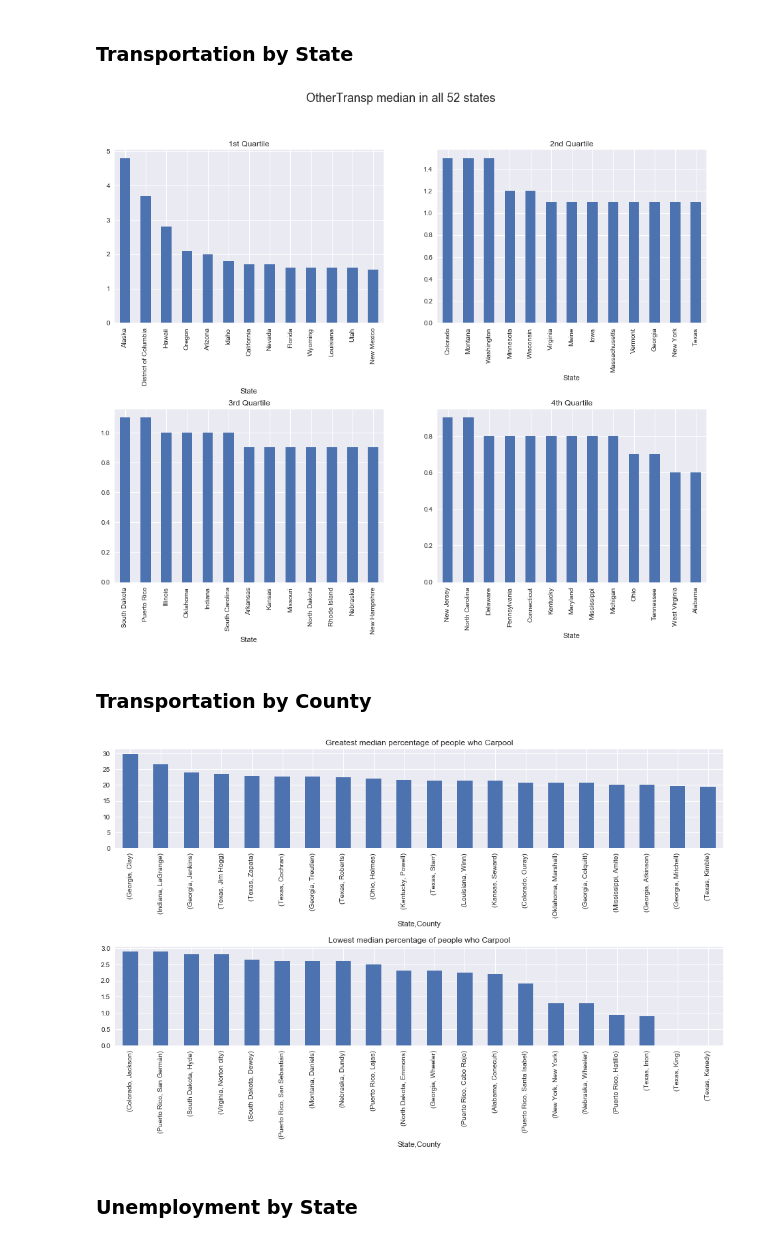
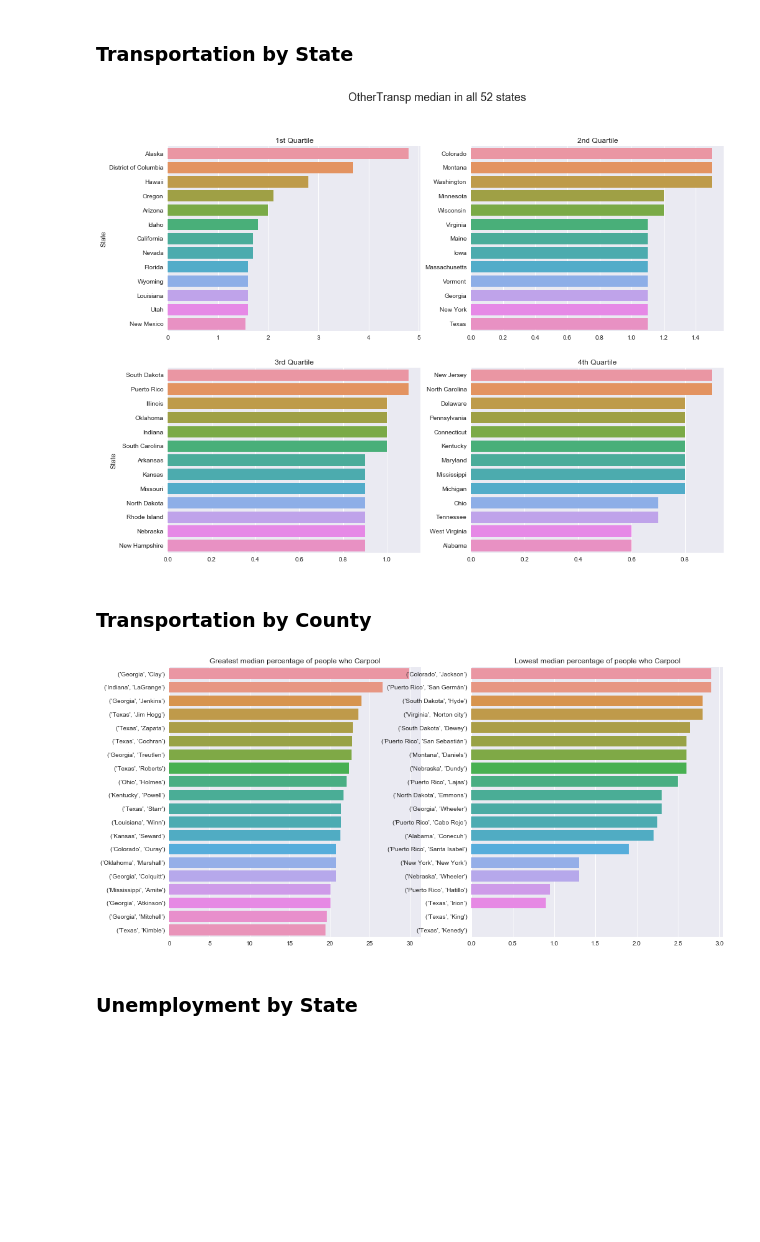
Before and after one commit to pstetz/Kaggle, a Jupyter notebook: in_progress/census/state_focus.ipynb, the cells around one changed output. Saved outputs shown, nothing was run; the diff lists cells and outputs as text; code cells hidden in the pictures; blank space fills up the shorter version.

```diff
--- a/in_progress/census/state_focus.ipynb
+++ b/in_progress/census/state_focus.ipynb
@@ -95,20 +105,24 @@ _ = county_income.tail(10).plot(kind="bar", title="Poorest Income Counties", ax=
 # %%
 transportations = ['Drive', 'Carpool', 'Transit', 'Walk', 'OtherTransp']
 
 transportation = transportations[-1]
 
 fig, axarr = plt.subplots(2, 2, figsize=(16, 12))
-fig.subplots_adjust(hspace=0.5)
 fig.suptitle("{} median in all 52 states".format(transportation), fontsize=18)
 
 trans_pops = census.groupby(["State"])[transportation].median().sort_values(ascending=False)
 
-trans_pops.head(13).plot(kind="bar", title="1st Quartile", ax=axarr[0,0])
-trans_pops.iloc[13:26].plot(kind="bar", title="2nd Quartile", ax=axarr[0,1])
-trans_pops.iloc[26:39].plot(kind="bar", title="3rd Quartile", ax=axarr[1,0])
-_ = trans_pops.tail(13).plot(kind="bar", title="4th Quartile", ax=axarr[1,1])
+data = trans_pops.head(13)
+sns.barplot(x=data.values, y=data.index, ax=axarr[0][0]).set(title="1st Quartile")
+data = trans_pops.iloc[13:26]
+sns.barplot(x=data.values, y=data.index, ax=axarr[0][1]).set(title="2nd Quartile", ylabel="")
+
+data = trans_pops.iloc[26:39]
+sns.barplot(x=data.values, y=data.index, ax=axarr[1][0]).set(title="3rd Quartile")
+data = trans_pops.tail(13)
+_ = sns.barplot(x=data.values, y=data.index, ax=axarr[1][1]).set(title="4th Quartile", ylabel="")
 # %% [output]
-[figure, old version]
+[figure, new version]
 # %% [markdown]
 ### Transportation by County
 # %%
@@ -116,15 +130,24 @@ transportations = ['Drive', 'Carpool', 'Transit', 'Walk', 'OtherTransp']
 
 transportation = transportations[1]
 
-fig, axarr = plt.subplots(2, 1, figsize=(16, 8))
+fig, axarr = plt.subplots(1, 2, figsize=(16, 8))
 fig.subplots_adjust(hspace=1)
 
 trans_pops = census.groupby(["State", "County"])[transportation].median().sort_values(ascending=False)
 
-trans_pops.head(20).plot(kind="bar", title="Greatest median percentage of people who {}".format(transportation), ax=axarr[0])
-_ = trans_pops.tail(20).plot(kind="bar", title="Lowest median percentage of people who {}".format(transportation), ax=axarr[1])
+data = trans_pops.head(20)
+(
+    sns.barplot(x=data.values, y=data.index, ax=axarr[0])
+       .set(title="Greatest median percentage of people who {}".format(transportation))
+)
+
+data = trans_pops.tail(20)
+_ = (
+    sns.barplot(x=data.values, y=data.index, ax=axarr[1])
+    .set(title="Lowest median percentage of people who {}".format(transportation))
+)
 # %% [output]
-[figure, old version]
+[figure, new version]
 # %% [markdown]
 ### Unemployment by State
 # %%
```
Also changed, not shown: parts of 5 cells of this notebook.
